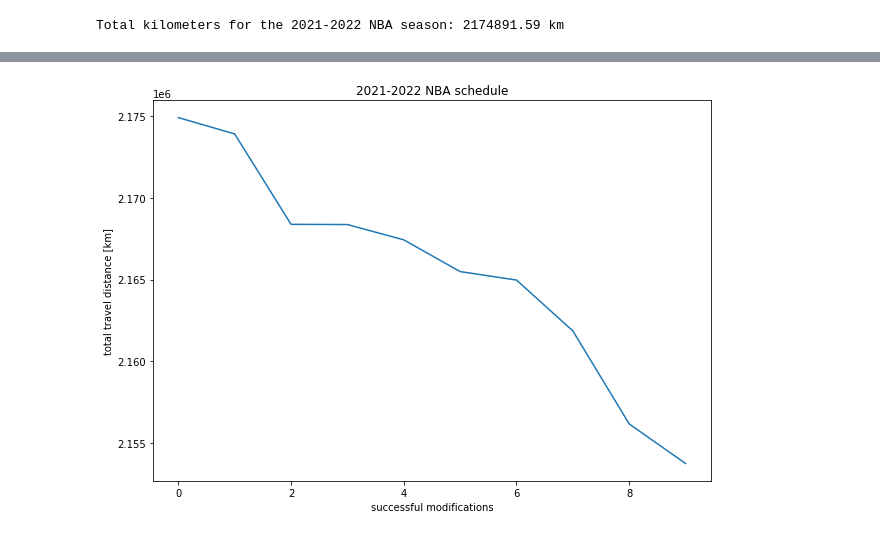
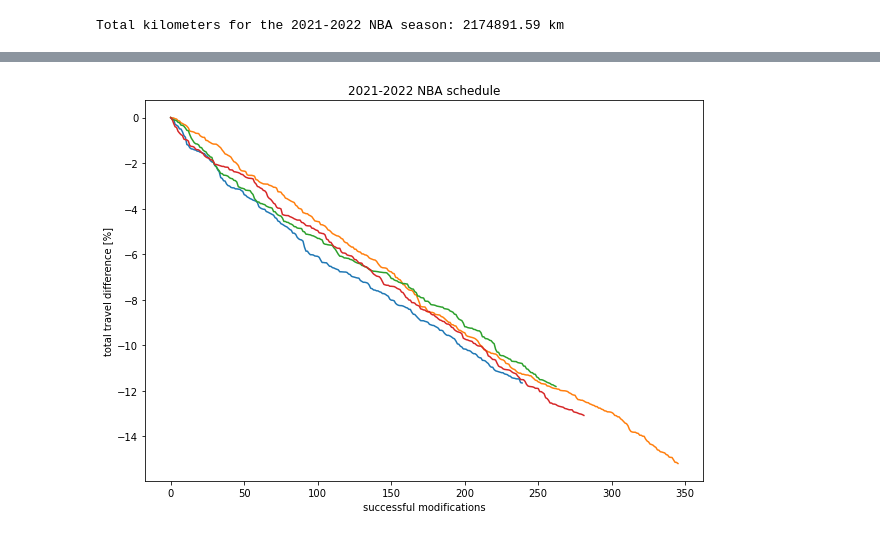
Before and after one commit to pierre-moreau/NBA_travel_optimization, a Jupyter notebook: NBA.ipynb, the cells around one changed output, grey strips where cells are left out. Drawn from its saved outputs; the diff is of its cells as text; code cells hidden in the pictures.

Commit message:
Parallelizing the optimization algorithm

```diff
--- a/NBA.ipynb
+++ b/NBA.ipynb
@@ -286,6 +286,8 @@ print(f'Total kilometers for the 2021-2022 NBA season: {total_km:.2f} km')
 # %% [output]
 Total kilometers for the 2021-2022 NBA season: 2174891.59 km
 # %%
+from joblib import Parallel, delayed
+
 %matplotlib inline
 
 # now we will try to change the official NBA 2021-2022 schedule
@@ -295,28 +297,37 @@ Total kilometers for the 2021-2022 NBA season: 2174891.59 km
 # we will just randomly swap a game (away_team,home_team) with an other one
 # until convergence
 
-# we use a Markov chain Monte Carlo:
-# random walk through all the different NBA schedules
-# new schedules are accepted if only they reduce the total distance
-
 # official schedule km
 official_total_km = calculate_km(data)
 
-# create plot
-f,ax = pl.subplots(figsize=(10,7))
+def optimize_schedule(list_total_km,list_total_all_km,new_data):
+    """
+    Function to optimize the official NBA schedule, we randomly swap games with
+    the goal to reduce the total distance traveled during the whole season by all the teams
+    we use a Markov chain Monte Carlo:
+    random walk through all the different NBA schedules
+    new schedules are accepted if only they reduce the total distance
+    """
 
-for imod in range(1):
-    print(f'\nset of modifications: {imod}')
-    # initialize best (smallest value of) total_km
-    best_total_km = official_total_km
-    list_total_km = [best_total_km]
-    # initalize dataframe with the official NBA schedule
-    # new_data will record the best schedule we get during the modifications
-    new_data = data
+    # best km corresponds to last item in list_total_km
+    best_total_km = list_total_km[-1]
+
+    # count unsuccessful iterations
+    count_unsuccessful = 0
 
     # loop over individual modifications
-    # 10000 is an arbitrary number (takes very long time to evaluate, rejection rate is ~90%)
-    for _ in range(1000):
+    # max_iterations is an arbitrary number
+    # takes very long time to evaluate, successful modifications account only for 1% or less of all trials
+    # 10 000 iterations take ~ 30 min to complete
+    max_iterations = 150000
+    for _ in range(max_iterations):
+
+        if(count_unsuccessful>1000):
+            print('too many unsuccessful trials, optimization is stopped')
+            break
+
+        count_unsuccessful += 1 # assume first that this trial is unsuccessful
+
         # randomly select index for swapping two games with each other
         rand1, rand2 = np.random.randint(0, len(data), size=2)
 
@@ -410,19 +421,51 @@ for imod in range(1):
         # let's calculate new total_km
         new_total_km = calculate_km(trial_data)
 
+        list_total_all_km += [new_total_km]
+
         # is it worth keeping the change in the schedule or not?
         # check if total_km is improved, if yes record best_total_km and keep new schedule
         if(new_total_km<best_total_km):
             best_total_km = new_total_km
             new_data = trial_data.copy()
             list_total_km += [new_total_km]
+            count_unsuccessful = 0 # reset counter for unsuccessful trials
 
-    ax.plot(list_total_km)
+    return [list_total_km, list_total_all_km, new_data]
 
-    print(f'Optimized total kilometers: {best_total_km:.2f} km')
-    print(f'Travel has been reduced of {(official_total_km-best_total_km)/official_total_km*100:.2f}% compared to the official NBA schedule')
+# number of optimization loops
+n_optimizations = 4
 
+# are we starting from 0 or are we using a previously calculated optimization?
+cold_start = True
+if(cold_start):
+    # start from the official NBA schedule
+    # initalize dataframe with the official NBA schedule
+    # new_data will record the best schedule we get during the modifications
 
-ax.set(xlabel='successful modifications',ylabel='total travel distance [km]',title='2021-2022 NBA schedule')
+    # [record successful modifications, record all valid modifications, save schedule]
+    # [list_total_km, list_total_all_km, new_data]
+    all_data = [[[official_total_km],[official_total_km], data]  for _ in range(n_optimizations)]
+
+# for loop over optimizations
+#for imod,(list_total_km,list_total_all_km,new_data) in enumerate(all_data):
+#    print(f'\nset of modifications: {imod}')
+#    all_data[imod][0],all_data[imod][1],all_data[imod][2] = optimize_schedule(list_total_km,list_total_all_km,new_data)
+
+# calculate optimizations in parallel instead
+all_data = Parallel(n_jobs=-1)(delayed(optimize_schedule)(*x) for x in all_data)
+
+# plot showing the kilometers after each successful modifications
+f,ax = pl.subplots(figsize=(10,7))
+for list_total_km,_,_ in all_data:
+    ax.plot((np.array(list_total_km)-official_total_km)/official_total_km*100)
+ax.set(xlabel='successful modifications',ylabel='total travel difference [%]',title='2021-2022 NBA schedule')
 pl.show()
+
+# plot showing the kilometers after each valid modifications
+f,ax = pl.subplots(figsize=(10,7))
+for _,list_total_all_km,_ in all_data:
+    ax.plot((np.array(list_total_all_km)-official_total_km)/official_total_km*100)
+ax.set(xlabel='valid modifications',ylabel='total travel difference [%]',title='2021-2022 NBA schedule')
+pl.show()
 # %% [output]
@@ -440 +493 @@ Travel has been reduced of 0.97% compared to the official NBA schedule
-[figure, old version]
+[figure, new version]
```
Also changed, not shown: parts of 4 cells of this notebook, 2 other files.
